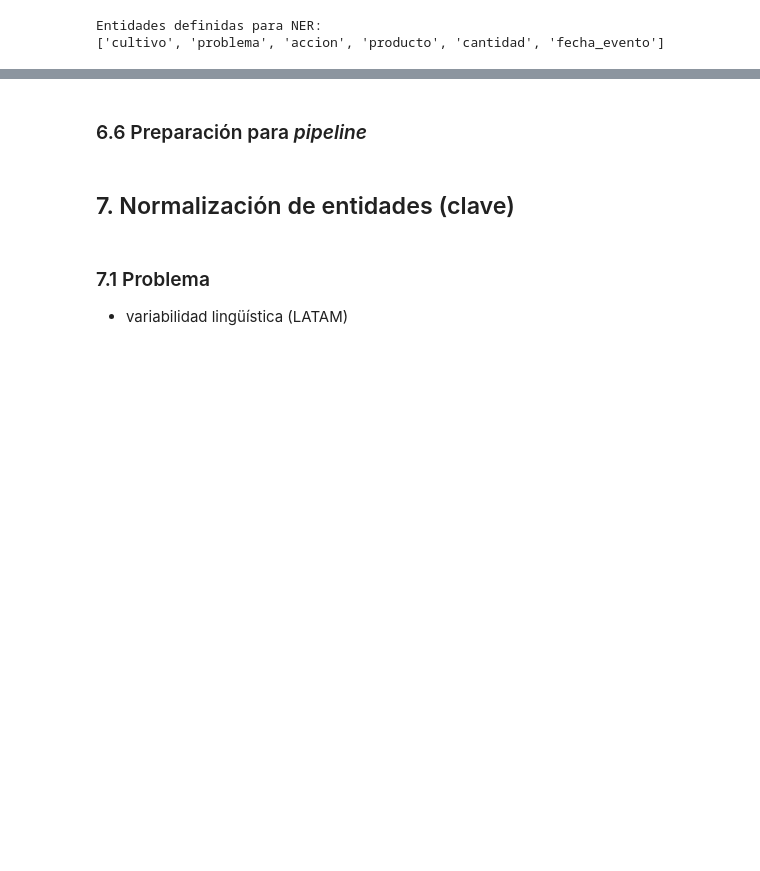
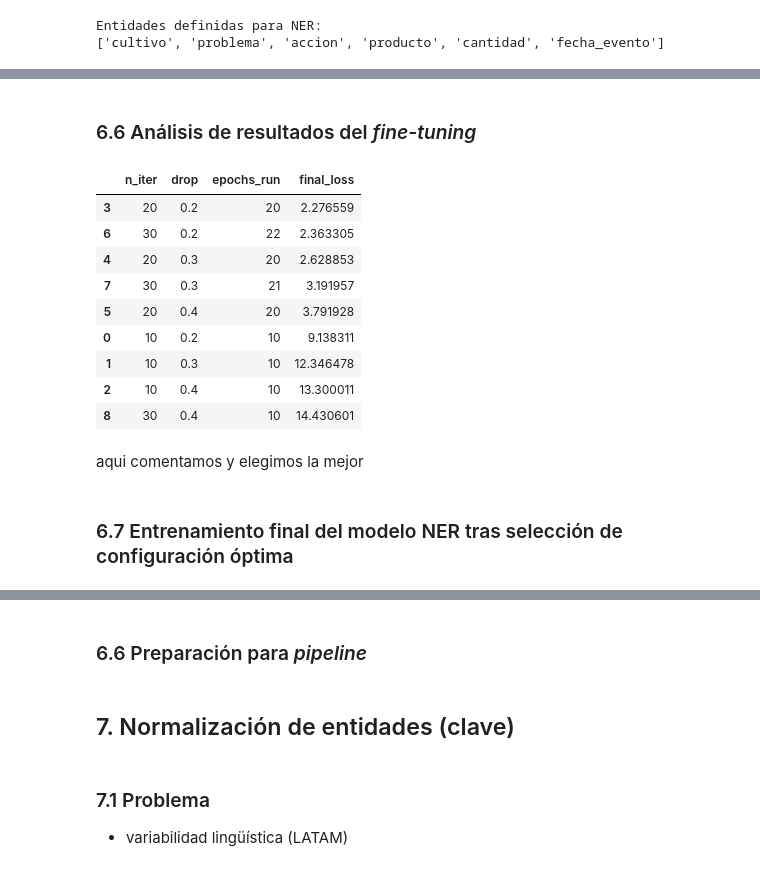
Before and after one commit to JMPinillos/agri-voice-ai, a Jupyter notebook: notebooks/03_nlp_processing/nlp_processing.ipynb, the cells around one changed output, grey strips where cells are left out. Drawn from its saved outputs; the diff is of its cells as text; code cells hidden in the pictures; blank space fills up the shorter version.

```diff
--- a/notebooks/03_nlp_processing/nlp_processing.ipynb
+++ b/notebooks/03_nlp_processing/nlp_processing.ipynb
@@ -1058,0 +1087,31 @@ joblib.dump(label_encoder, classification_model_dir / "label_encoder.pkl")
+# %%
+# Carga del archivo de entidades NER
+with open(ner_dataset_path, "r", encoding="utf-8") as f:
+    ner_data_raw = json.load(f)
+
+errores = []
+
+for i, item in enumerate(ner_data_raw):
+    text = item["text"]
+    entities = [(ent["start"], ent["end"], ent["label"]) for ent in item["entities"]]
+
+    doc = nlp.make_doc(text)
+    tags = offsets_to_biluo_tags(doc, entities)
+
+    if "-" in tags:
+        errores.append({
+            "index": i,
+            "text": text,
+            "entities": entities,
+            "tags": tags
+        })
+
+# Resultado
+print(f"Errores encontrados: {len(errores)}")
+
+for e in errores:
+    print("\n---")
+    print("Index:", e["index"])
+    print("Texto:", e["text"])
+    print("Entidades:", e["entities"])
+    print("Tags:", e["tags"])
@@ -1077,6 +1150,6 @@ Entidades definidas para NER:
 # %%
-# Ruta al dataset anotado
-ner_dataset_path = data_dir / "ner_dataset.json"
+# Ruta correcta
+ner_dataset_path = data_dir / "datasets" / "ner" / "ner_dataset.json"
 
 # Carga del dataset
 with open(ner_dataset_path, "r", encoding="utf-8") as f:
@@ -1108,0 +1271,22 @@ OSError: [E050] Can't find model 'es_core_news_md'. It doesn't seem to be a Pyth
+# %% [markdown]
+### 6.6 Análisis de resultados del *fine-tuning*
+# %%
+df_results = pd.DataFrame(results)
+df_results_sorted = df_results.sort_values(by="final_loss")
+
+display(df_results_sorted)
+# %% [output]
+|  | n_iter | drop | epochs_run | final_loss |
+| 3 | 20 | 0.2 | 20 | 2.276559 |
+| 6 | 30 | 0.2 | 22 | 2.363305 |
+| 4 | 20 | 0.3 | 20 | 2.628853 |
+| 7 | 30 | 0.3 | 21 | 3.191957 |
+| 5 | 20 | 0.4 | 20 | 3.791928 |
+| 0 | 10 | 0.2 | 10 | 9.138311 |
+| 1 | 10 | 0.3 | 10 | 12.346478 |
+| 2 | 10 | 0.4 | 10 | 13.300011 |
+| 8 | 30 | 0.4 | 10 | 14.430601 |
+# %% [markdown]
+aqui comentamos y elegimos la mejor
+# %% [markdown]
+### 6.7 Entrenamiento final del modelo NER tras selección de configuración óptima
```
Also changed, not shown: parts of 21 cells of this notebook, 2 other files.
